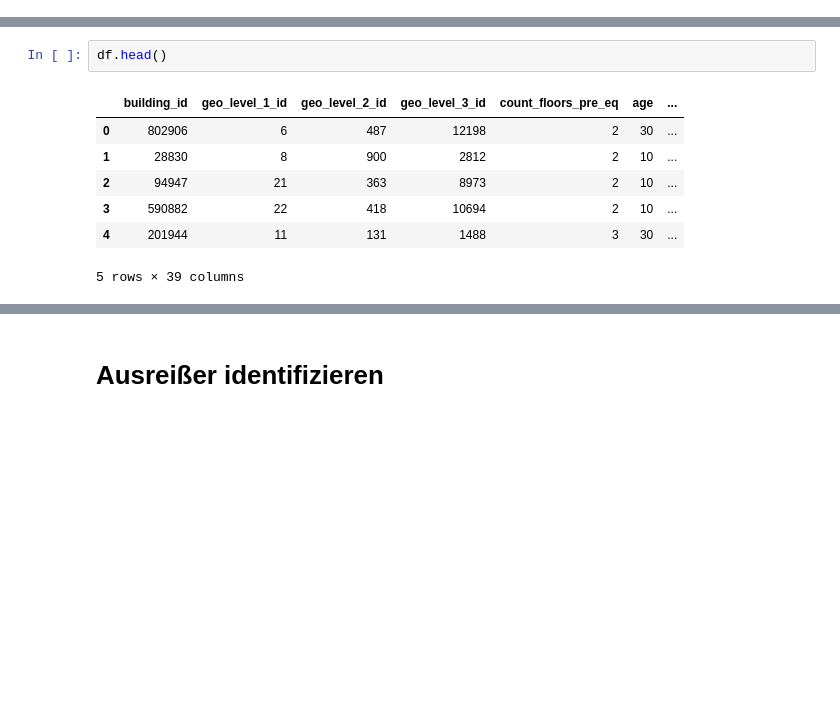
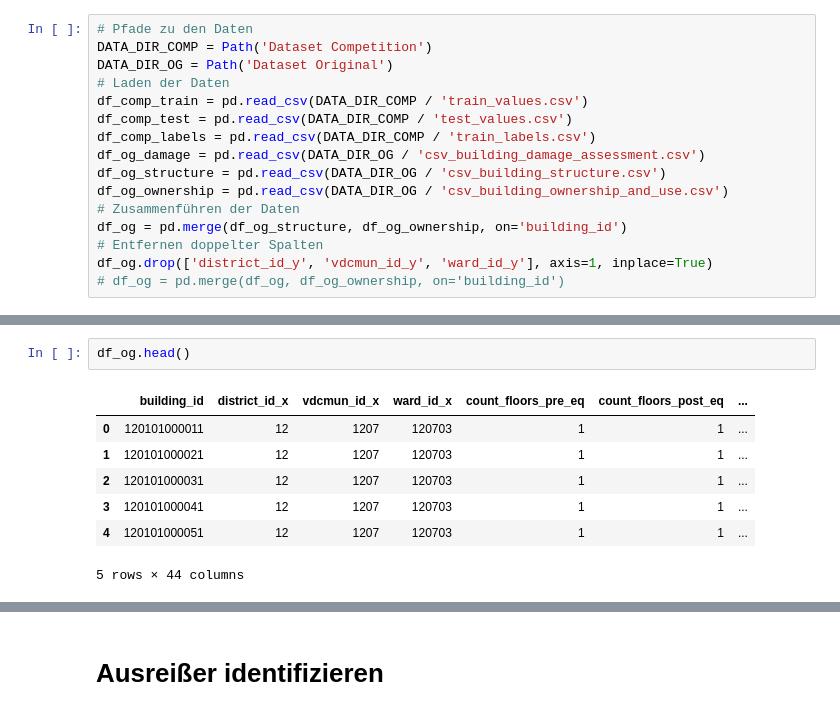
Before and after one commit to joscha-hillienhoff/earthquake-damage-ml, a Jupyter notebook: data_understanding.ipynb, the cells around one changed output, grey strips where cells are left out. Saved outputs shown, nothing was run; the diff lists cells and outputs as text; blank space fills up the shorter version.

```diff
--- a/data_understanding.ipynb
+++ b/data_understanding.ipynb
@@ -5,0 +15,16 @@ df = pd.read_csv("train_values.csv")
+# %%
+# Pfade zu den Daten
+DATA_DIR_COMP = Path('Dataset Competition')
+DATA_DIR_OG = Path('Dataset Original')
+# Laden der Daten
+df_comp_train = pd.read_csv(DATA_DIR_COMP / 'train_values.csv')
+df_comp_test = pd.read_csv(DATA_DIR_COMP / 'test_values.csv')
+df_comp_labels = pd.read_csv(DATA_DIR_COMP / 'train_labels.csv')
+df_og_damage = pd.read_csv(DATA_DIR_OG / 'csv_building_damage_assessment.csv')
+df_og_structure = pd.read_csv(DATA_DIR_OG / 'csv_building_structure.csv')
+df_og_ownership = pd.read_csv(DATA_DIR_OG / 'csv_building_ownership_and_use.csv')
+# Zusammenführen der Daten
+df_og = pd.merge(df_og_structure, df_og_ownership, on='building_id')
+# Entfernen doppelter Spalten
+df_og.drop(['district_id_y', 'vdcmun_id_y', 'ward_id_y'], axis=1, inplace=True)
+# df_og = pd.merge(df_og, df_og_ownership, on='building_id')
@@ -6,10 +77,10 @@ df = pd.read_csv("train_values.csv")
 # %%
-df.head()
+df_og.head()
 # %% [output]
-|  | building_id | geo_level_1_id | geo_level_2_id | geo_level_3_id | count_floors_pre_eq | age | ... |
-| 0 | 802906 | 6 | 487 | 12198 | 2 | 30 | ... |
-| 1 | 28830 | 8 | 900 | 2812 | 2 | 10 | ... |
-| 2 | 94947 | 21 | 363 | 8973 | 2 | 10 | ... |
-| 3 | 590882 | 22 | 418 | 10694 | 2 | 10 | ... |
-| 4 | 201944 | 11 | 131 | 1488 | 3 | 30 | ... |
+|  | building_id | district_id_x | vdcmun_id_x | ward_id_x | count_floors_pre_eq | count_floors_post_eq | ... |
+| 0 | 120101000011 | 12 | 1207 | 120703 | 1 | 1 | ... |
+| 1 | 120101000021 | 12 | 1207 | 120703 | 1 | 1 | ... |
+| 2 | 120101000031 | 12 | 1207 | 120703 | 1 | 1 | ... |
+| 3 | 120101000041 | 12 | 1207 | 120703 | 1 | 1 | ... |
+| 4 | 120101000051 | 12 | 1207 | 120703 | 1 | 1 | ... |
-5 rows × 39 columns
+5 rows × 44 columns
```
Also changed, not shown: parts of 55 cells of this notebook.
